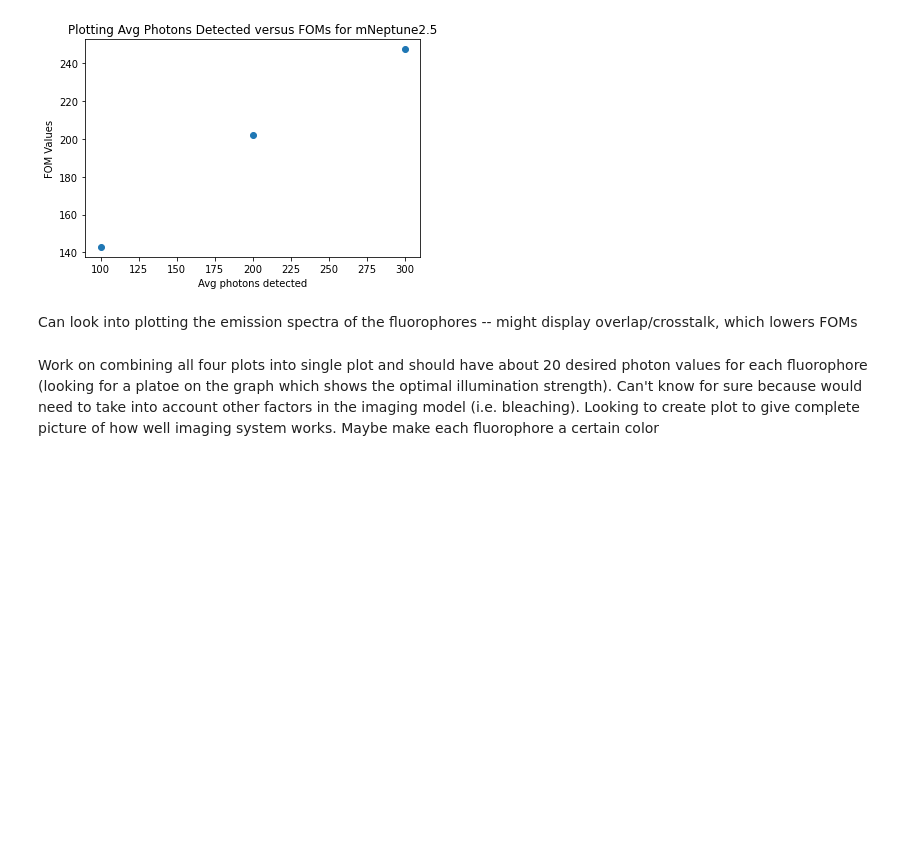
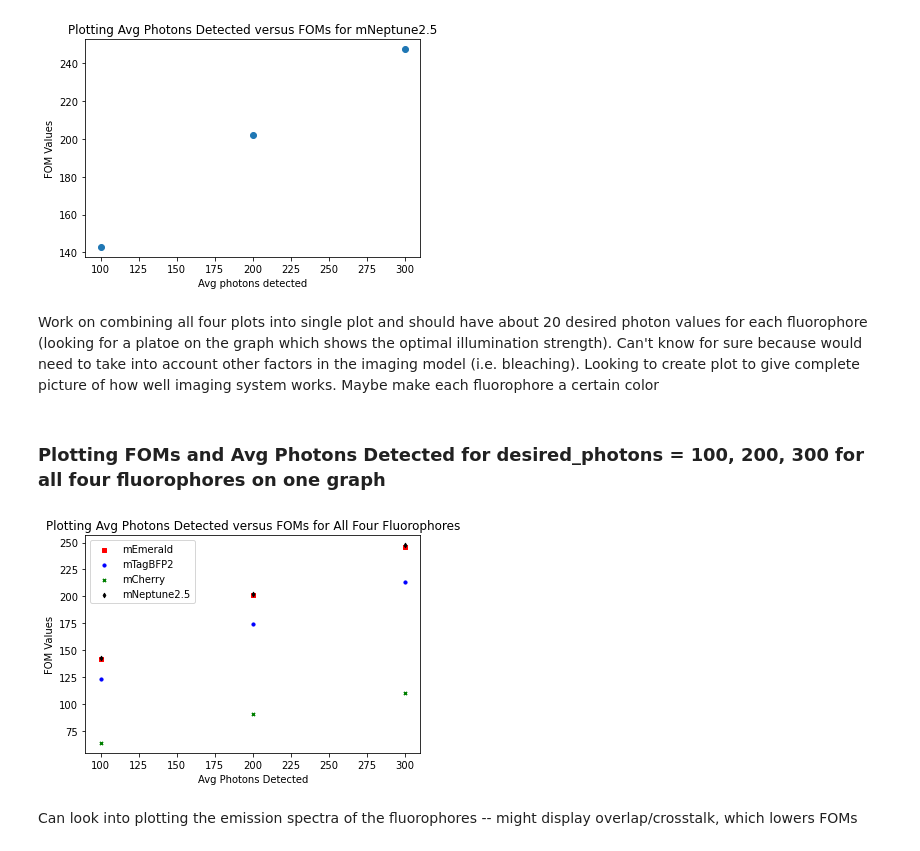
Before and after one commit to PatrickLaRiviereLab/hyperspectral, a Jupyter notebook: Model.ipynb, the cells around one changed output. Cells and saved outputs as stored; diff of their text form; code cells hidden in the pictures; blank space fills up the shorter version.

```diff
--- a/Model.ipynb
+++ b/Model.ipynb
@@ -380,7 +474,33 @@ plt.title('Plotting Avg Photons Detected versus FOMs for mNeptune2.5')
 # %% [output]
 Text(0.5, 1.0, 'Plotting Avg Photons Detected versus FOMs for mNeptune2.5')
 [figure]
+# %% [markdown]
+Work on combining all four plots into single plot and should have about 20 desired photon values for each fluorophore (looking for a platoe on the graph which shows the optimal illumination strength). Can't know for sure because would need to take into account other factors in the imaging model (i.e. bleaching). Looking to create plot to give complete picture of how well imaging system works. Maybe make each fluorophore a certain color
+# %% [markdown]
+### Plotting FOMs and Avg Photons Detected for desired_photons = 100, 200, 300 for all four fluorophores on one graph
+# %%
+avg_photons_detected_mEmerald = [Avg_photons_100[0], Avg_photons_200[0], Avg_photons_300[0]]
+FOMs_mEmerald = [FOM_for_100[0], FOM_for_200[0], FOM_for_300[0]]
+avg_photons_detected_mTag = [Avg_photons_100[1], Avg_photons_200[1], Avg_photons_300[1]]
+FOMs_mTag = [FOM_for_100[1], FOM_for_200[1], FOM_for_300[1]]
+avg_photons_detected_mCherry = [Avg_photons_100[2], Avg_photons_200[2], Avg_photons_300[2]]
+FOMs_mCherry = [FOM_for_100[2], FOM_for_200[2], FOM_for_300[2]]
+avg_photons_detected_mNeptune = [Avg_photons_100[3], Avg_photons_200[3], Avg_photons_300[3]]
+FOMs_mNeptune = [FOM_for_100[3], FOM_for_200[3], FOM_for_300[3]]
+
+fig = plt.figure()
+ax1 = fig.add_subplot(111)
+
+ax1.scatter(avg_photons_detected_mEmerald, FOMs_mEmerald, s=10, c='r', marker="s", label='mEmerald')
+ax1.scatter(avg_photons_detected_mTag, FOMs_mTag, s=10, c='b', marker="o", label='mTagBFP2')
+ax1.scatter(avg_photons_detected_mCherry, FOMs_mCherry, s=10, c='g', marker="x", label='mCherry')
+ax1.scatter(avg_photons_detected_mNeptune, FOMs_mNeptune, s=10, c='black', marker="d", label='mNeptune2.5')
+plt.legend(loc='upper left')
+plt.ylabel('FOM Values')
+plt.xlabel('Avg Photons Detected')
+plt.title('Plotting Avg Photons Detected versus FOMs for All Four Fluorophores')
+plt.show()
+# %% [output]
+[figure, added]
 # %% [markdown]
 Can look into plotting the emission spectra of the fluorophores -- might display overlap/crosstalk, which lowers FOMs
-# %% [markdown]
-Work on combining all four plots into single plot and should have about 20 desired photon values for each fluorophore (looking for a platoe on the graph which shows the optimal illumination strength). Can't know for sure because would need to take into account other factors in the imaging model (i.e. bleaching). Looking to create plot to give complete picture of how well imaging system works. Maybe make each fluorophore a certain color
```
Also changed, not shown: parts of 10 cells of this notebook.
